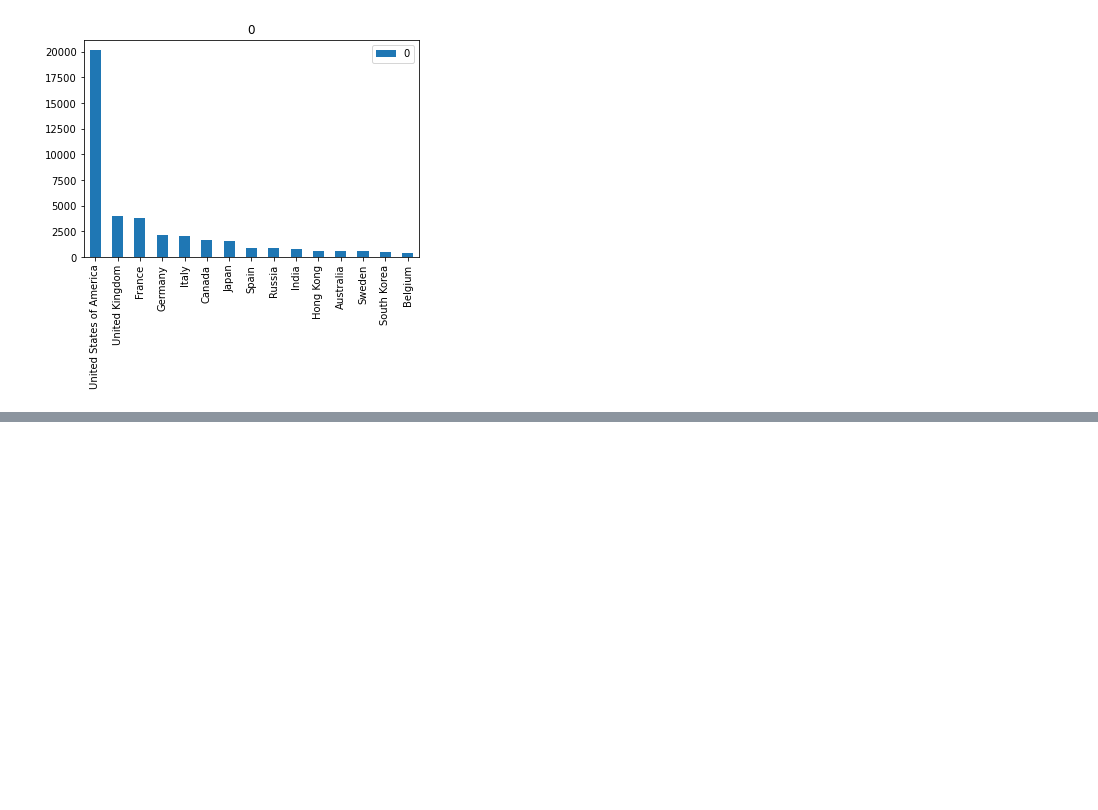
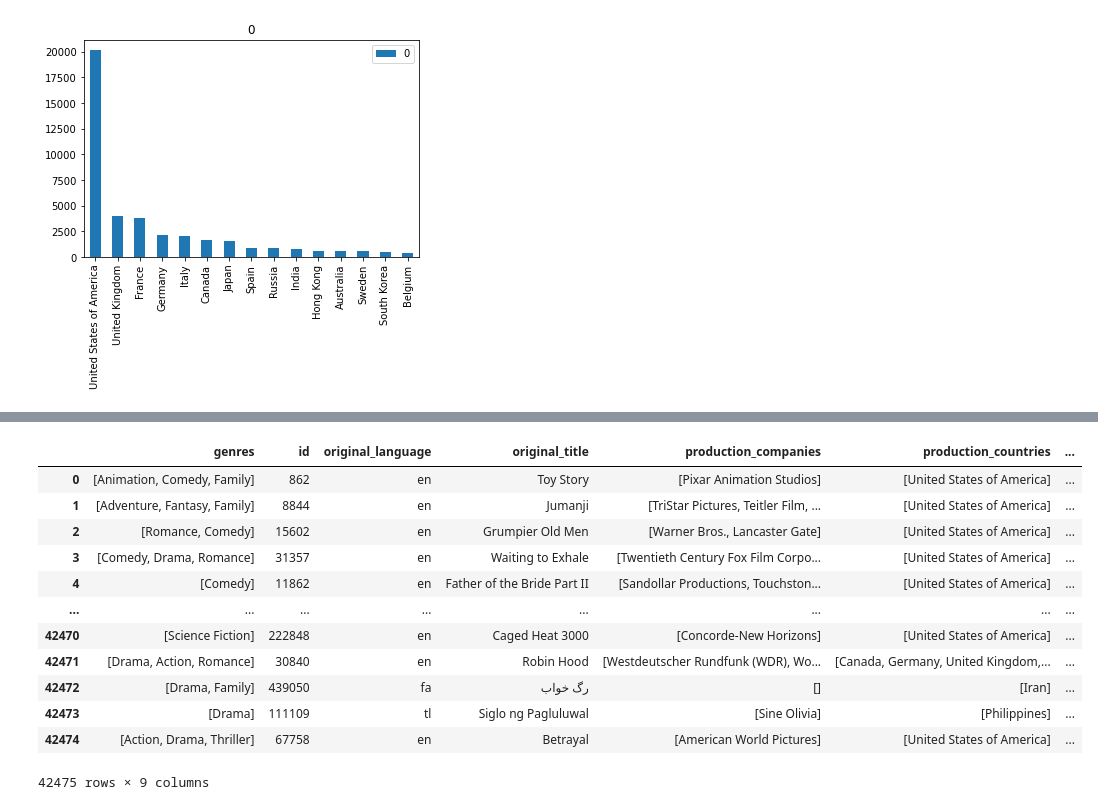
Before and after one commit to kevinkliimask/ids2022, a Jupyter notebook: Movies.ipynb, the cells around one changed output, grey strips where cells are left out. Drawn from its saved outputs; the diff is of its cells as text; code cells hidden in the pictures; blank space fills up the shorter version.

```diff
--- a/Movies.ipynb
+++ b/Movies.ipynb
@@ -115,0 +94,26 @@ KeyError: '0'
+# %%
+credit = pd.read_csv('credits.csv', usecols=['crew','id'])
+data_with_crew = data.merge(credit, on='id')
+for i, row in data_with_crew.iterrows():
+    crew = ast.literal_eval(data_with_crew['crew'][i])
+    director = ""
+    for crewmember in crew:
+        if crewmember['job'] == 'Director':
+            director = crewmember['name']
+    data_with_crew.at[i, 'crew'] = director
+data_with_crew.rename(columns = {'crew':'director'}, inplace = True)
+data_with_crew
+# %% [output]
+|  | genres | id | original_language | original_title | production_companies | production_countries | ... |
+| 0 | [Animation, Comedy, Family] | 862 | en | Toy Story | [Pixar Animation Studios] | [United States of America] | ... |
+| 1 | [Adventure, Fantasy, Family] | 8844 | en | Jumanji | [TriStar Pictures, Teitler Film, ... | [United States of America] | ... |
+| 2 | [Romance, Comedy] | 15602 | en | Grumpier Old Men | [Warner Bros., Lancaster Gate] | [United States of America] | ... |
+| 3 | [Comedy, Drama, Romance] | 31357 | en | Waiting to Exhale | [Twentieth Century Fox Film Corpo... | [United States of America] | ... |
+| 4 | [Comedy] | 11862 | en | Father of the Bride Part II | [Sandollar Productions, Touchston... | [United States of America] | ... |
+| ... | ... | ... | ... | ... | ... | ... | ... |
+| 42470 | [Science Fiction] | 222848 | en | Caged Heat 3000 | [Concorde-New Horizons] | [United States of America] | ... |
+| 42471 | [Drama, Action, Romance] | 30840 | en | Robin Hood | [Westdeutscher Rundfunk (WDR), Wo... | [Canada, Germany, United Kingdom,... | ... |
+| 42472 | [Drama, Family] | 439050 | fa | رگ خواب | [] | [Iran] | ... |
+| 42473 | [Drama] | 111109 | tl | Siglo ng Pagluluwal | [Sine Olivia] | [Philippines] | ... |
+| 42474 | [Action, Drama, Thriller] | 67758 | en | Betrayal | [American World Pictures] | [United States of America] | ... |
+42475 rows × 9 columns
```
Also changed, not shown: parts of 2 cells of this notebook.
